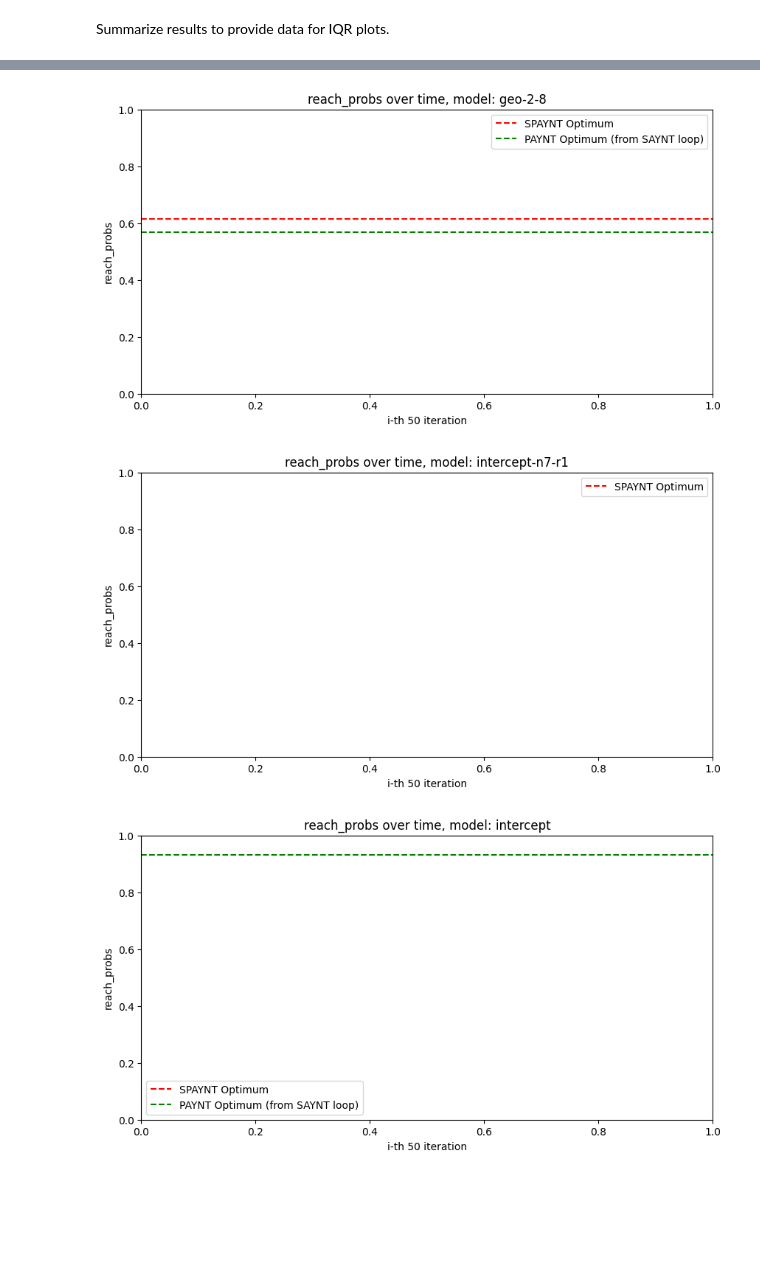
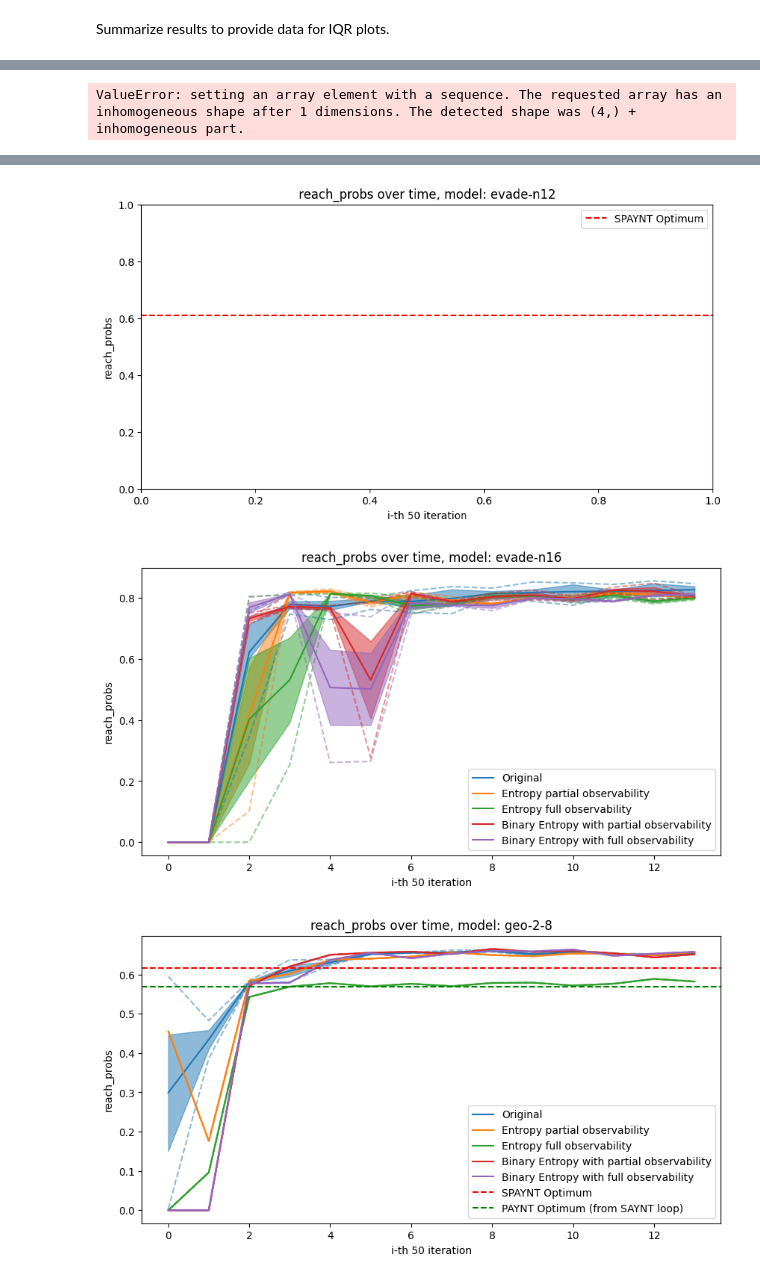
Before and after one commit to DaveHudiny/synthesis, a Jupyter notebook: jupyter_notebook.ipynb, the cells around one changed output, grey strips where cells are left out. Saved outputs shown, nothing was run; the diff lists cells and outputs as text; code cells hidden in the pictures; blank space fills up the shorter version.

```diff
--- a/jupyter_notebook.ipynb
+++ b/jupyter_notebook.ipynb
@@ -87,7 +77,7 @@ class PreviousStats:
         self.best_reach_probs_paynt = best_reach_probs_paynt
 
 DICT_OF_PREV_STATS = {
-    "drone-2-8-1": PreviousStats(None, 0.0, None, 0.0),
+    "drone-2-8-1": PreviousStats(None, 0.4, None, 0.0),
     "evade": PreviousStats(-24.999, 1.0, None, 0.698, None, 1.0),
     "evade-n=5-r=23": PreviousStats(-17.0, 1.0, -20.600, 1.0, -16.095),
     "evade-n6-r2": PreviousStats(-21.0, 1.0, -28.0, 1.0, None, None),
@@ -114,6 +104,7 @@ DICT_OF_PREV_STATS = {
     "maze-10": PreviousStats(8.5093, 1.0, 4.059, 1.0, 2.30, 1.0),
     "maze-10-rewarded": PreviousStats(85.093, 1.0, 40.59, 1.0, 23.0, 1.0),
     "avoid": PreviousStats(),
+    "evade-n12": PreviousStats(None, 0.61, None, 0.0)
 }
 # %% [markdown]
 Second, we load all files from experiment folders.
@@ -125,6 +116,8 @@ def load_all_results_from_jsons(experiment_folder):
         if file.endswith(".json"):
             path = os.path.join(experiment_folder, file)
             with open(path) as f:
+                if "evade-n12" in file:
+                    file = file.replace("evade-n12", "evade-n16")
                 all_results[file] = json.load(f)
     return all_results
 
@@ -167,6 +160,7 @@ def merge_multiple_runs(all_results, dict_initializer):
     merged_results = {}
     for file in all_results:
         model_name = file.split("_")[0]
+
         if model_name not in merged_results:
             merged_results[model_name] = dict_initializer()
         for key in merged_results[model_name]:
@@ -319,8 +318,18 @@ def plot_results_for_single_model(merged_results, model_name, metric, save_fig=F
         # plot_results_for_single_experiment_with_metric(merged_results[experiment_name][model_name], "returns")
         if model_name not in merged_results[experiment_name]:
             continue
+
         metric_data[experiment_name] = {}
+        # print(merged_results[experiment_name][model_name][metric])
+        minimal_length = 4000000
+        for result in merged_results[experiment_name][model_name][metric]:
+            if result.shape[0] < minimal_length:
+                minimal_length = result.shape[0]
+        for result in merged_results[experiment_name][model_name][metric]:
+            if result.shape[0] > minimal_length:
+                result = result[:minimal_length]
         merged_sub_results = np.array(merged_results[experiment_name][model_name][metric])
+
         metric_data[experiment_name]["mean"] = np.mean(merged_sub_results, axis=0)
         metric_data[experiment_name]["q1"] = np.quantile(merged_sub_results, 0.25, axis=0)
 
@@ -340,6 +349,8 @@ def plot_results_for_single_model(merged_results, model_name, metric, save_fig=F
 # %%
 map_model_metric = {
     "evade" : "reach_probs",
+    "evade-n12": "reach_probs",
+    "evade-n16": "reach_probs",
     "geo-2-8" : "reach_probs",
     "intercept-n7-r1": "reach_probs",
     "intercept": "reach_probs",
@@ -352,8 +363,9 @@ map_model_metric = {
     "super-intercept": "reach_probs",
     "drone-2-8-1": "reach_probs",
     "maze-10-rewarded": "reach_probs",
+    "maze-10": "returns",
 }
 
 for model_name in map_model_metric:
-    plot_results_for_single_model(merged_results, model_name, map_model_metric[model_name], save_fig=True, save_path=f"experiments_plots/{model_name}_{map_model_metric[model_name]}.png")
+    plot_results_for_single_model(merged_results, model_name, map_model_metric[model_name], save_fig=True, save_path=f"experiments_plots/{model_name}_{map_model_metric[model_name]}.pdf")
 # %% [output]
@@ -359,0 +389 @@ for model_name in map_model_metric:
+ValueError: setting an array element with a sequence. The requested array has an inhomogeneous shape after 1 dimensions. The detected shape was (4,) + inhomogeneous part.
@@ -361,3 +391,3 @@ for model_name in map_model_metric:
-[figure, old version]
+[figure, new version]
-[figure, old version]
+[figure, new version]
-[figure, old version]
+[figure, new version]
```
Also changed, not shown: parts of 3 cells of this notebook, 35 other files.
